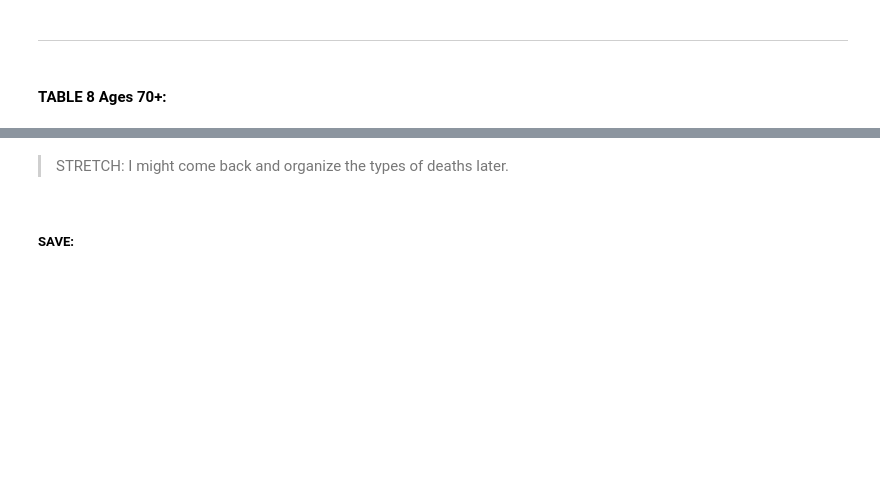
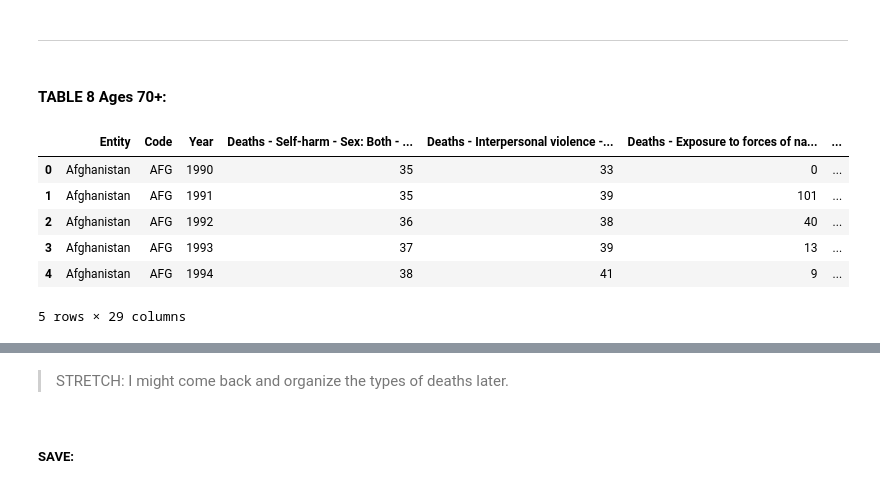
Before and after one commit to jdormaar/Global-Mortality-Distributions-by-Age-Groups, a Jupyter notebook: Workbook/W4P3_Tableau_doodle_doc.ipynb, the cells around one changed output, grey strips where cells are left out. Cells and saved outputs as stored; diff of their text form; code cells hidden in the pictures; blank space fills up the shorter version.

```diff
--- a/Workbook/W4P3_Tableau_doodle_doc.ipynb
+++ b/Workbook/W4P3_Tableau_doodle_doc.ipynb
@@ -486,8 +582,16 @@ yr50_69_df.to_csv('data/Tableau_Tables/T7 Ages 50-69.csv', index=False)
 
 #### TABLE 8 Ages 70+:
 # %%
-yr70_up_df = pd.read_csv('data/nd-70-year-olds.csv')
+yr70_up_df = pd.read_csv('../data/nd-70-year-olds.csv')
 yr70_up_df.head(5)
+# %% [output]
+|  | Entity | Code | Year | Deaths - Self-harm - Sex: Both - ... | Deaths - Interpersonal violence -... | Deaths - Exposure to forces of na... | ... |
+| 0 | Afghanistan | AFG | 1990 | 35 | 33 | 0 | ... |
+| 1 | Afghanistan | AFG | 1991 | 35 | 39 | 101 | ... |
+| 2 | Afghanistan | AFG | 1992 | 36 | 38 | 40 | ... |
+| 3 | Afghanistan | AFG | 1993 | 37 | 39 | 13 | ... |
+| 4 | Afghanistan | AFG | 1994 | 38 | 41 | 9 | ... |
+5 rows × 29 columns
 # %%
 # Preserve data in old headings:
 yr70_up_df_columns = yr70_up_df.columns
```
Also changed, not shown: parts of 21 cells of this notebook, 2 other files.
